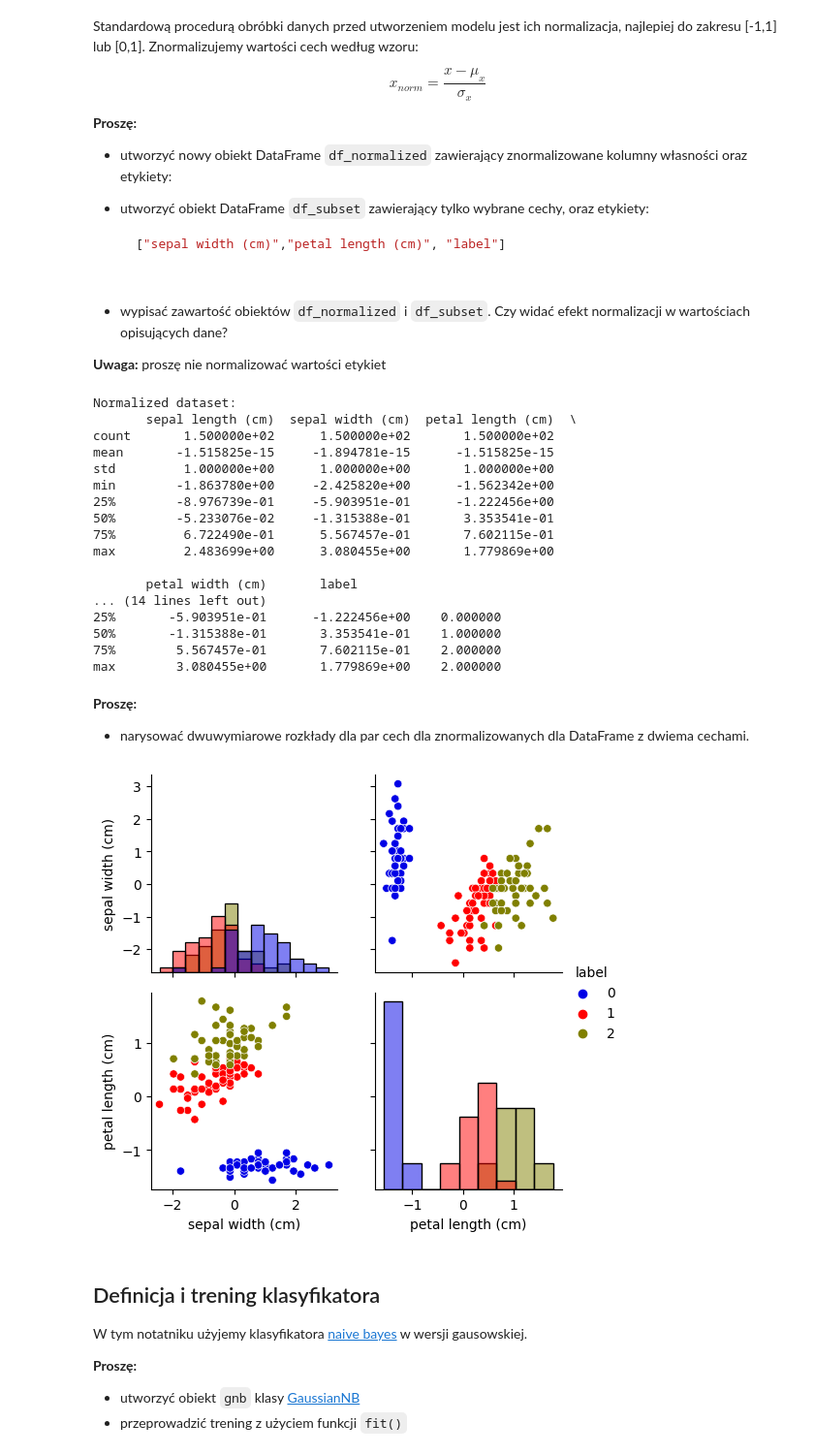
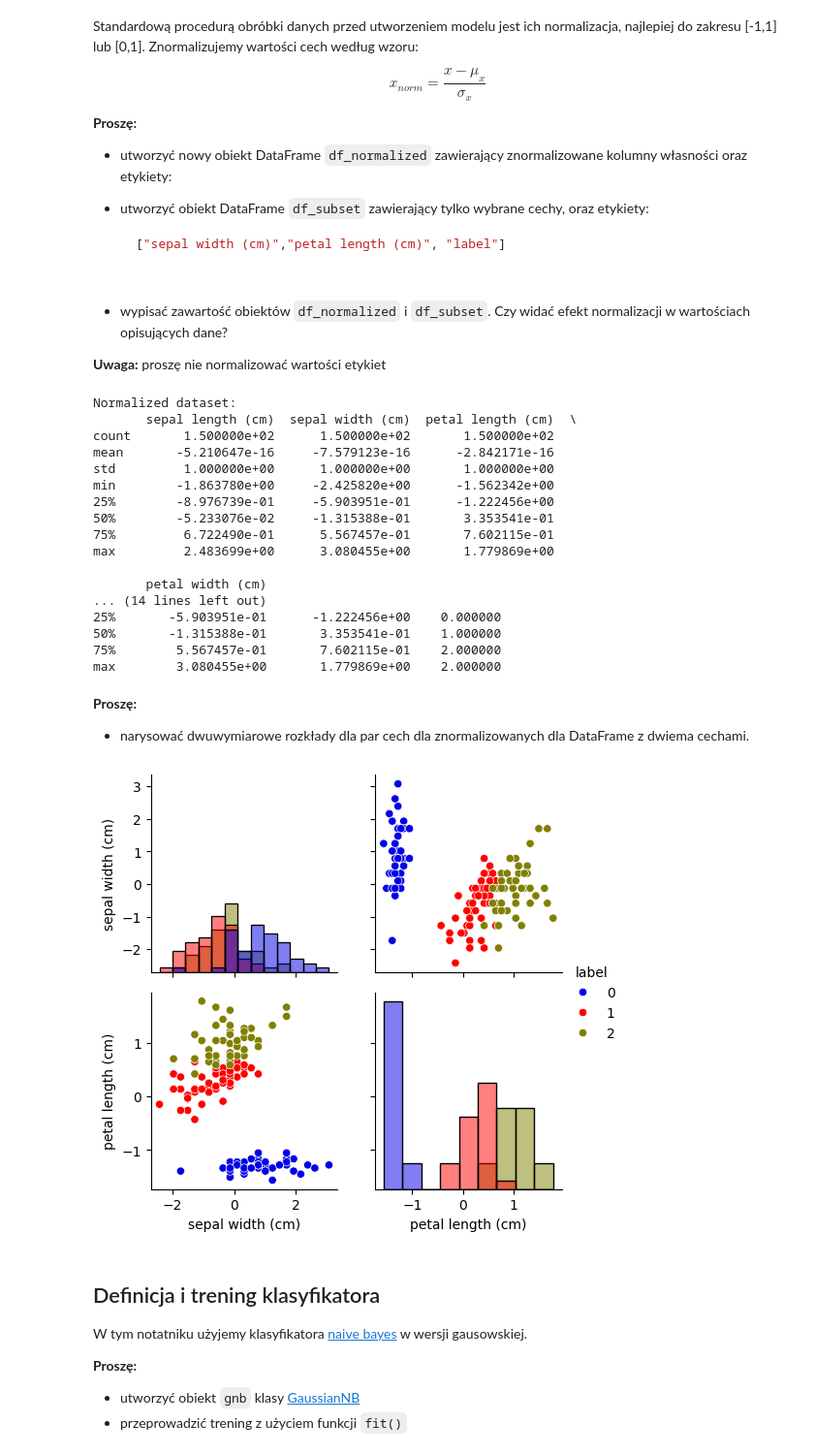
Before and after one commit to m-warda/ML2627, a Jupyter notebook: 05_Klasyfikator_Bayesa_irysy.ipynb, the cells around one changed output. Shown at 97% size. Cells and saved outputs as stored; diff of their text form; code cells hidden in the pictures.

```diff
--- a/05_Klasyfikator_Bayesa_irysy.ipynb
+++ b/05_Klasyfikator_Bayesa_irysy.ipynb
@@ -219,8 +209,12 @@ x_{norm} = \frac{x - \mu_{x}}{\sigma_{x}}
 
 **Uwaga:** proszę nie normalizować wartości etykiet
 # %%
-...
-
+lst=["sepal length (cm)","sepal width (cm)","petal length (cm)","petal width (cm)"]
+df_normalized=pd.DataFrame()
+for i in lst:
+  df_normalized[i]=(df[i]-df[i].mean())/df[i].std()
+df_subset=pd.DataFrame(df_normalized[['sepal width (cm)',"petal length (cm)"]])
+df_subset["label"]=df["label"]
 print(colored("Normalized dataset:","blue"))
 print(df_normalized.describe())
 print(colored("Normalized dataset with only two features:","blue"))
@@ -229,7 +223,7 @@ print(df_subset.describe())
 Normalized dataset:
        sepal length (cm)  sepal width (cm)  petal length (cm)  \
 count       1.500000e+02      1.500000e+02       1.500000e+02
-mean       -1.515825e-15     -1.894781e-15      -1.515825e-15
+mean       -5.210647e-16     -7.579123e-16      -2.842171e-16
 std         1.000000e+00      1.000000e+00       1.000000e+00
 min        -1.863780e+00     -2.425820e+00      -1.562342e+00
 25%        -8.976739e-01     -5.903951e-01      -1.222456e+00
@@ -237,7 +231,7 @@ min        -1.863780e+00     -2.425820e+00      -1.562342e+00
 75%         6.722490e-01      5.567457e-01       7.602115e-01
 max         2.483699e+00      3.080455e+00       1.779869e+00
 
-       petal width (cm)       label
+       petal width (cm)
 ... (14 lines left out)
 25%       -5.903951e-01      -1.222456e+00    0.000000
 50%       -1.315388e-01       3.353541e-01    1.000000
@@ -246,11 +240,13 @@ max        3.080455e+00       1.779869e+00    2.000000
 # %% [markdown]
 **Proszę:**
 * narysować dwuwymiarowe rozkłady dla par cech dla znormalizowanych dla DataFrame z dwiema cechami.
-# %%
-...
-pass
-# %% [output]
-[figure, removed]
+# %%
+graph1 = sns.PairGrid(df_subset, hue="label", palette=color_map)
+graph1.map_diag(sns.histplot)
+graph1.map_offdiag(sns.scatterplot);
+graph1.add_legend();
+# %% [output]
+[figure, added]
 # %% [markdown]
 ## Definicja i trening klasyfikatora
 
```
Also changed, not shown: parts of 12 cells of this notebook.
